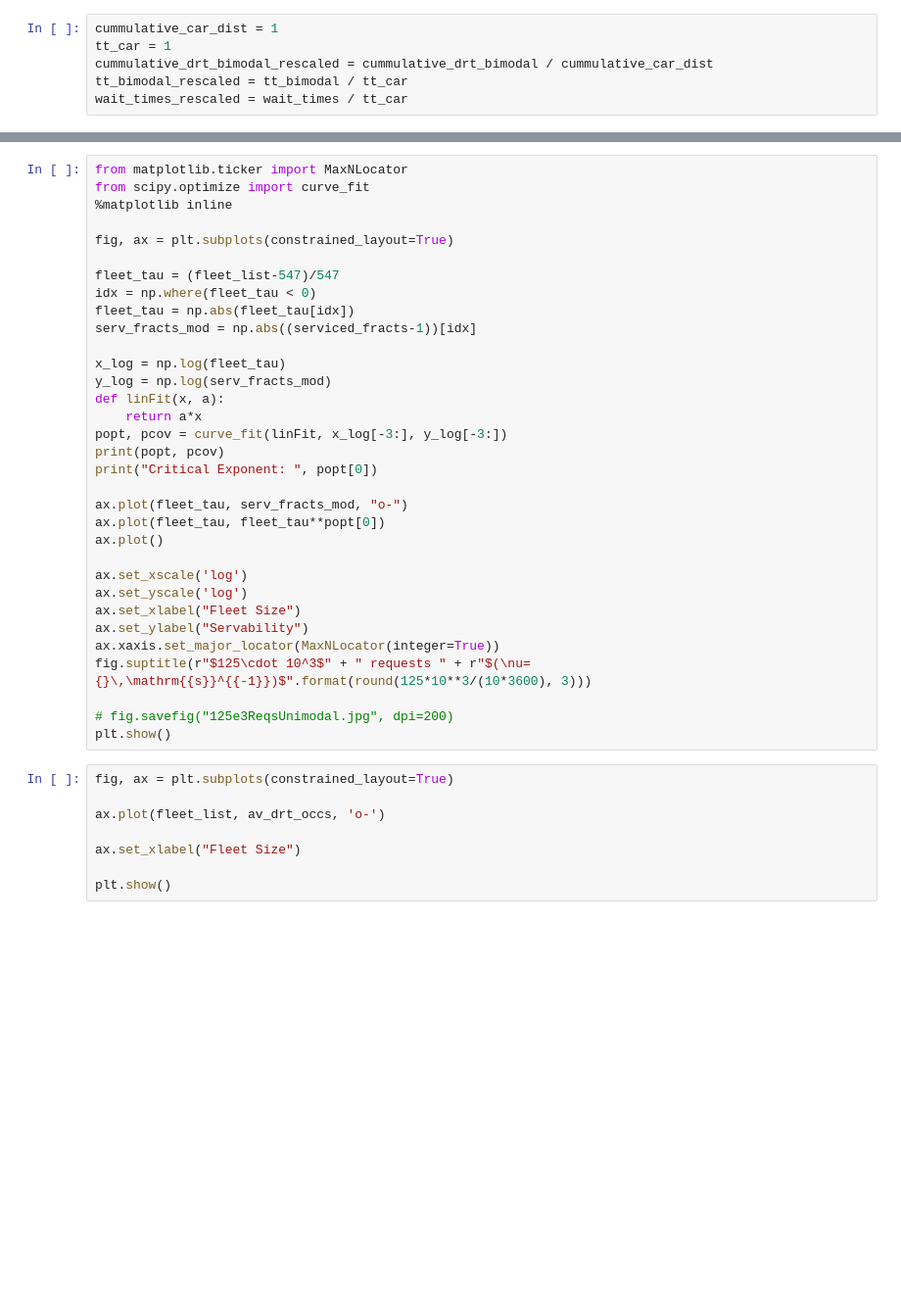
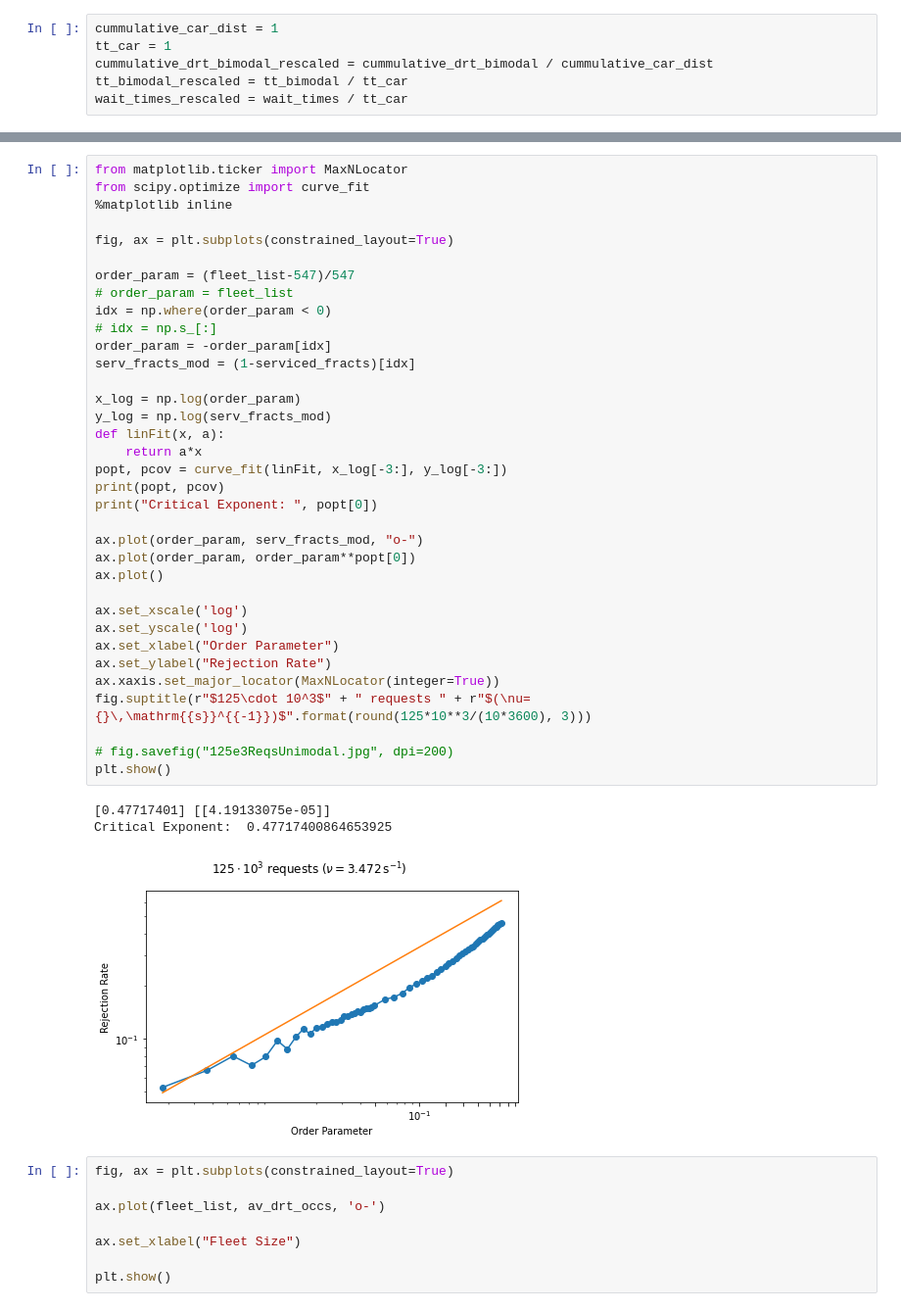
Before and after one commit to poss-group/matsim-bimodal-1, a Jupyter notebook: python_analysis/VaryFleetSizeNewFormatDrt.ipynb, the cells around one changed output, grey strips where cells are left out. Shown: that part at 98% size. Cells and saved outputs as stored; diff of their text form; blank space fills up the shorter version.

```diff
--- a/python_analysis/VaryFleetSizeNewFormatDrt.ipynb
+++ b/python_analysis/VaryFleetSizeNewFormatDrt.ipynb
@@ -306,36 +386,42 @@ plt.show()
 # %%
 from matplotlib.ticker import MaxNLocator
 from scipy.optimize import curve_fit
 %matplotlib inline
 
 fig, ax = plt.subplots(constrained_layout=True)
 
-fleet_tau = (fleet_list-547)/547
-idx = np.where(fleet_tau < 0)
-fleet_tau = np.abs(fleet_tau[idx])
-serv_fracts_mod = np.abs((serviced_fracts-1))[idx]
+order_param = (fleet_list-547)/547
+# order_param = fleet_list
+idx = np.where(order_param < 0)
+# idx = np.s_[:]
+order_param = -order_param[idx]
+serv_fracts_mod = (1-serviced_fracts)[idx]
 
-x_log = np.log(fleet_tau)
+x_log = np.log(order_param)
 y_log = np.log(serv_fracts_mod)
 def linFit(x, a):
     return a*x
 popt, pcov = curve_fit(linFit, x_log[-3:], y_log[-3:])
 print(popt, pcov)
 print("Critical Exponent: ", popt[0])
 
-ax.plot(fleet_tau, serv_fracts_mod, "o-")
-ax.plot(fleet_tau, fleet_tau**popt[0])
+ax.plot(order_param, serv_fracts_mod, "o-")
+ax.plot(order_param, order_param**popt[0])
 ax.plot()
 
 ax.set_xscale('log')
 ax.set_yscale('log')
-ax.set_xlabel("Fleet Size")
-ax.set_ylabel("Servability")
+ax.set_xlabel("Order Parameter")
+ax.set_ylabel("Rejection Rate")
 ax.xaxis.set_major_locator(MaxNLocator(integer=True))
 fig.suptitle(r"$125\cdot 10^3$" + " requests " + r"$(\nu={}\,\mathrm{{s}}^{{-1}})$".format(round(125*10**3/(10*3600), 3)))
 
 # fig.savefig("125e3ReqsUnimodal.jpg", dpi=200)
 plt.show()
+# %% [output]
+[0.47717401] [[4.19133075e-05]]
+Critical Exponent:  0.47717400864653925
+[figure, added]
 # %%
 fig, ax = plt.subplots(constrained_layout=True)
 
```
Also changed, not shown: parts of 6 cells of this notebook, 2 other files.
